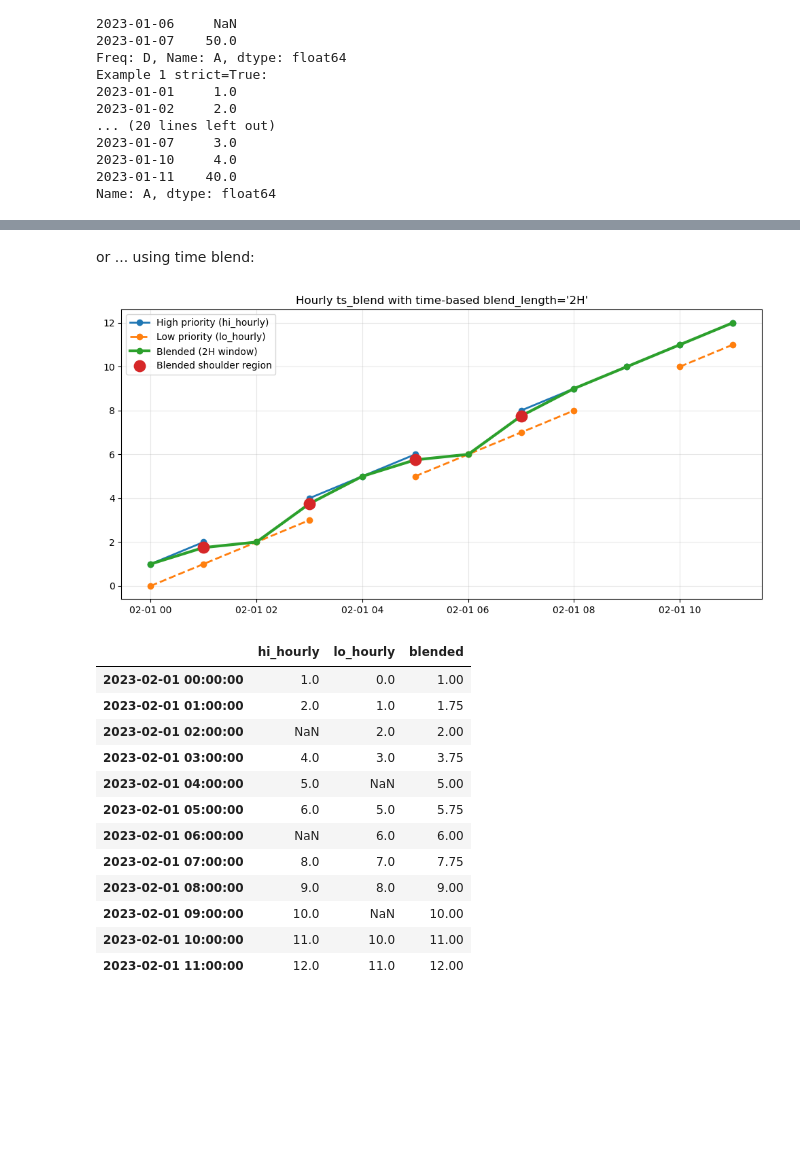
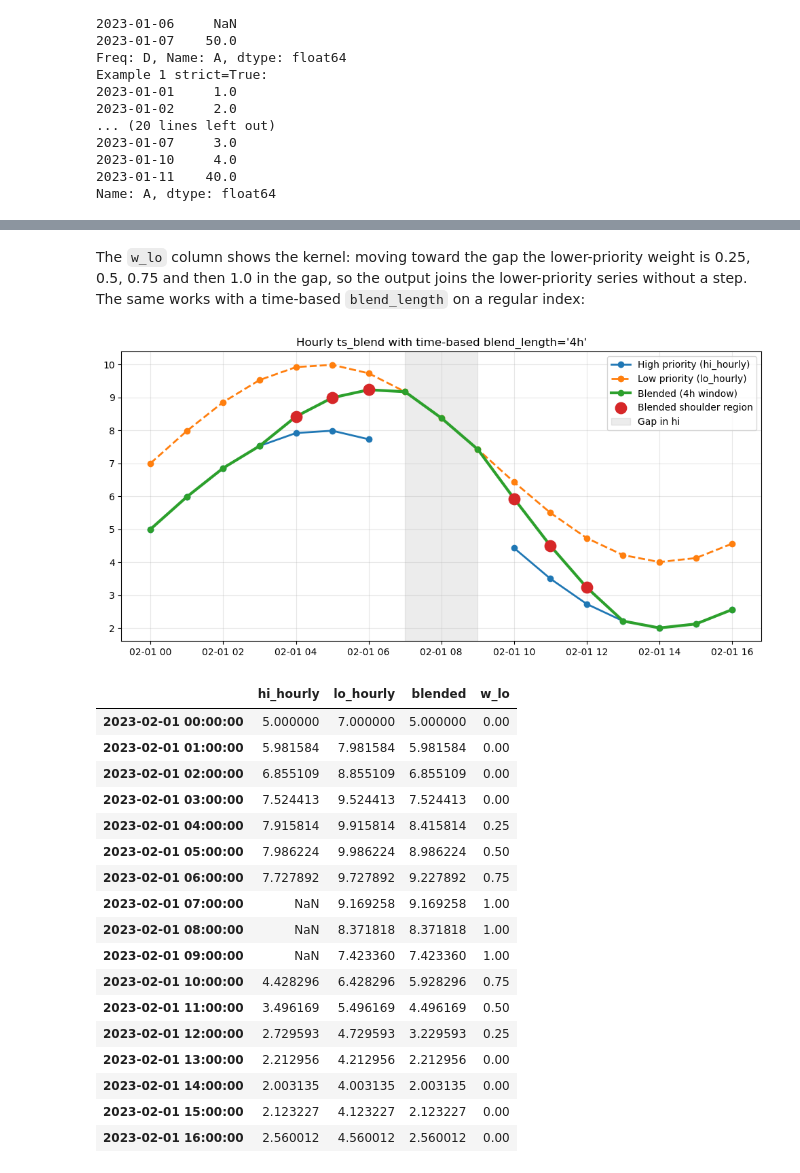
Before and after one commit to CADWRDeltaModeling/vtools3, a Jupyter notebook: docsrc/notebooks/merge_splice.ipynb, the cells around one changed output, grey strips where cells are left out. Drawn from its saved outputs; the diff is of its cells as text; code cells hidden in the pictures; blank space fills up the shorter version.

```diff
--- a/docsrc/notebooks/merge_splice.ipynb
+++ b/docsrc/notebooks/merge_splice.ipynb
@@ -599,58 +582,58 @@ out_df
 # %% [markdown]
-or ... using time blend:
+The `w_lo` column shows the kernel: moving toward the gap the lower-priority weight is
+0.25, 0.5, 0.75 and then 1.0 in the gap, so the output joins the lower-priority series
+without a step. The same works with a time-based `blend_length` on a regular index:
 # %%
-# Time-based example with hourly data
+# Time-based example with hourly data and blend_length="4h"
+idx_h = pd.date_range("2023-02-01", periods=17, freq="h")
+base_h = 5.0 + 3.0 * np.sin(np.arange(len(idx_h)) / 3.0)
 
-idx_h = pd.date_range("2023-02-01", periods=12, freq="h")
+hi_h = pd.Series(base_h, index=idx_h, name="hi_hourly")
+hi_h.iloc[7:10] = np.nan
+lo_h = pd.Series(base_h + 2.0, index=idx_h, name="lo_hourly")
 
-hi_h = pd.Series(
-    [1, 2, np.nan, 4, 5, 6, np.nan, 8, 9, 10, 11, 12],
-    index=idx_h,
-    name="hi_hourly",
-)
-lo_h = pd.Series(
-    [0, 1, 2, 3, np.nan, 5, 6, 7, 8, np.nan, 10, 11],
-    index=idx_h,
-    name="lo_hourly",
-)
+out_h = ts_blend((hi_h, lo_h), blend_length="4h", names="blended")
 
-out_h = ts_blend((hi_h, lo_h), blend_length="2h",names="blended")
-
-shoulder_mask_h = (~hi_h.isna()) & (~lo_h.isna()) & (out_h != hi_h)
+w_lo_h = ((out_h - hi_h) / (lo_h - hi_h)).where(hi_h.notna(), 1.0)
+shoulder_mask_h = hi_h.notna() & (w_lo_h > 0)
 
 fig, ax = plt.subplots(figsize=(10, 5))
 ax.plot(hi_h.index, hi_h.values, "o-", label="High priority (hi_hourly)", linewidth=2)
 ax.plot(lo_h.index, lo_h.values, "o--", label="Low priority (lo_hourly)", linewidth=2)
-ax.plot(out_h.index, out_h.values, "o-", label="Blended (2H window)", linewidth=3)
-
+ax.plot(out_h.index, out_h.values, "o-", label="Blended (4h window)", linewidth=3)
 ax.scatter(
     out_h.index[shoulder_mask_h],
     out_h.values[shoulder_mask_h],
     s=140,
     color="tab:red",
     zorder=5,
     label="Blended shoulder region",
 )
-
-ax.set_title("Hourly ts_blend with time-based blend_length='2H'")
+ax.axvspan(idx_h[7], idx_h[9], color="grey", alpha=0.15, label="Gap in hi")
+ax.set_title("Hourly ts_blend with time-based blend_length='4h'")
 ax.grid(alpha=0.3)
 ax.legend()
 fig.tight_layout()
 plt.show()
 
-pd.DataFrame({"hi_hourly": hi_h, "lo_hourly": lo_h, "blended": out_h})
+pd.DataFrame({"hi_hourly": hi_h, "lo_hourly": lo_h, "blended": out_h, "w_lo": w_lo_h.round(2)})
 # %% [output]
-[figure, old version]
+[figure, new version]
-|  | hi_hourly | lo_hourly | blended |
-| 2023-02-01 00:00:00 | 1.0 | 0.0 | 1.00 |
-| 2023-02-01 01:00:00 | 2.0 | 1.0 | 1.75 |
-| 2023-02-01 02:00:00 | NaN | 2.0 | 2.00 |
-| 2023-02-01 03:00:00 | 4.0 | 3.0 | 3.75 |
-| 2023-02-01 04:00:00 | 5.0 | NaN | 5.00 |
-| 2023-02-01 05:00:00 | 6.0 | 5.0 | 5.75 |
-| 2023-02-01 06:00:00 | NaN | 6.0 | 6.00 |
-| 2023-02-01 07:00:00 | 8.0 | 7.0 | 7.75 |
-| 2023-02-01 08:00:00 | 9.0 | 8.0 | 9.00 |
-| 2023-02-01 09:00:00 | 10.0 | NaN | 10.00 |
-| 2023-02-01 10:00:00 | 11.0 | 10.0 | 11.00 |
-| 2023-02-01 11:00:00 | 12.0 | 11.0 | 12.00 |
+|  | hi_hourly | lo_hourly | blended | w_lo |
+| 2023-02-01 00:00:00 | 5.000000 | 7.000000 | 5.000000 | 0.00 |
+| 2023-02-01 01:00:00 | 5.981584 | 7.981584 | 5.981584 | 0.00 |
+| 2023-02-01 02:00:00 | 6.855109 | 8.855109 | 6.855109 | 0.00 |
+| 2023-02-01 03:00:00 | 7.524413 | 9.524413 | 7.524413 | 0.00 |
+| 2023-02-01 04:00:00 | 7.915814 | 9.915814 | 8.415814 | 0.25 |
+| 2023-02-01 05:00:00 | 7.986224 | 9.986224 | 8.986224 | 0.50 |
+| 2023-02-01 06:00:00 | 7.727892 | 9.727892 | 9.227892 | 0.75 |
+| 2023-02-01 07:00:00 | NaN | 9.169258 | 9.169258 | 1.00 |
+| 2023-02-01 08:00:00 | NaN | 8.371818 | 8.371818 | 1.00 |
+| 2023-02-01 09:00:00 | NaN | 7.423360 | 7.423360 | 1.00 |
+| 2023-02-01 10:00:00 | 4.428296 | 6.428296 | 5.928296 | 0.75 |
+| 2023-02-01 11:00:00 | 3.496169 | 5.496169 | 4.496169 | 0.50 |
+| 2023-02-01 12:00:00 | 2.729593 | 4.729593 | 3.229593 | 0.25 |
+| 2023-02-01 13:00:00 | 2.212956 | 4.212956 | 2.212956 | 0.00 |
+| 2023-02-01 14:00:00 | 2.003135 | 4.003135 | 2.003135 | 0.00 |
+| 2023-02-01 15:00:00 | 2.123227 | 4.123227 | 2.123227 | 0.00 |
+| 2023-02-01 16:00:00 | 2.560012 | 4.560012 | 2.560012 | 0.00 |
```
Also changed, not shown: parts of 6 cells of this notebook, 2 other files.
